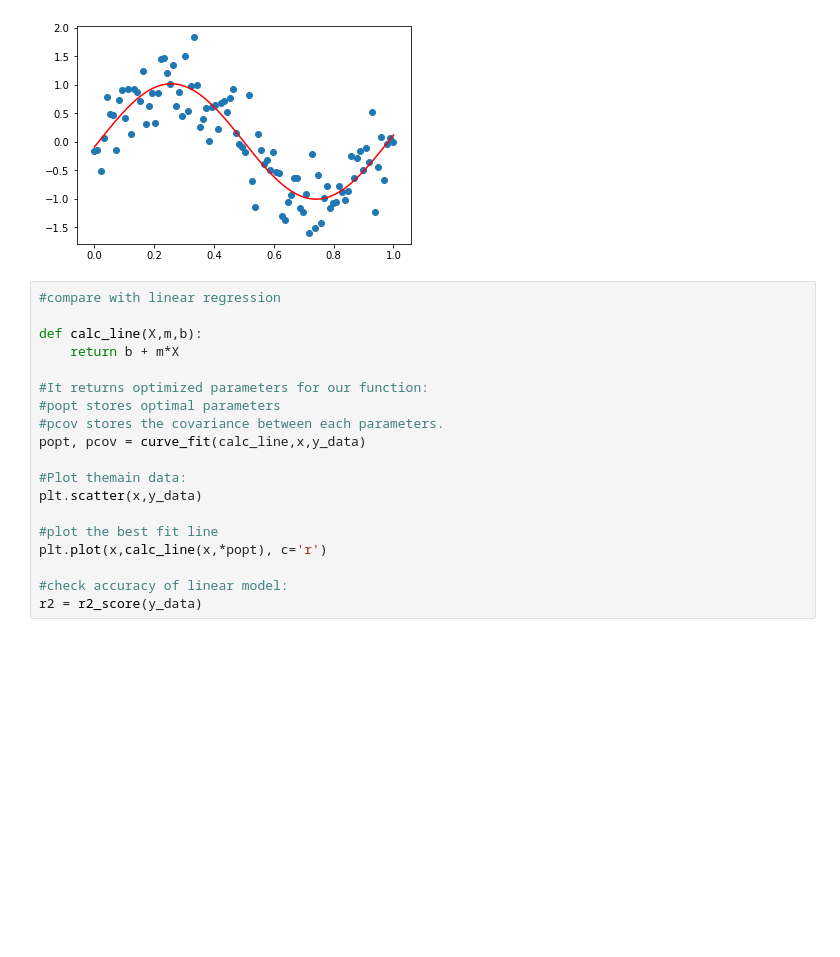
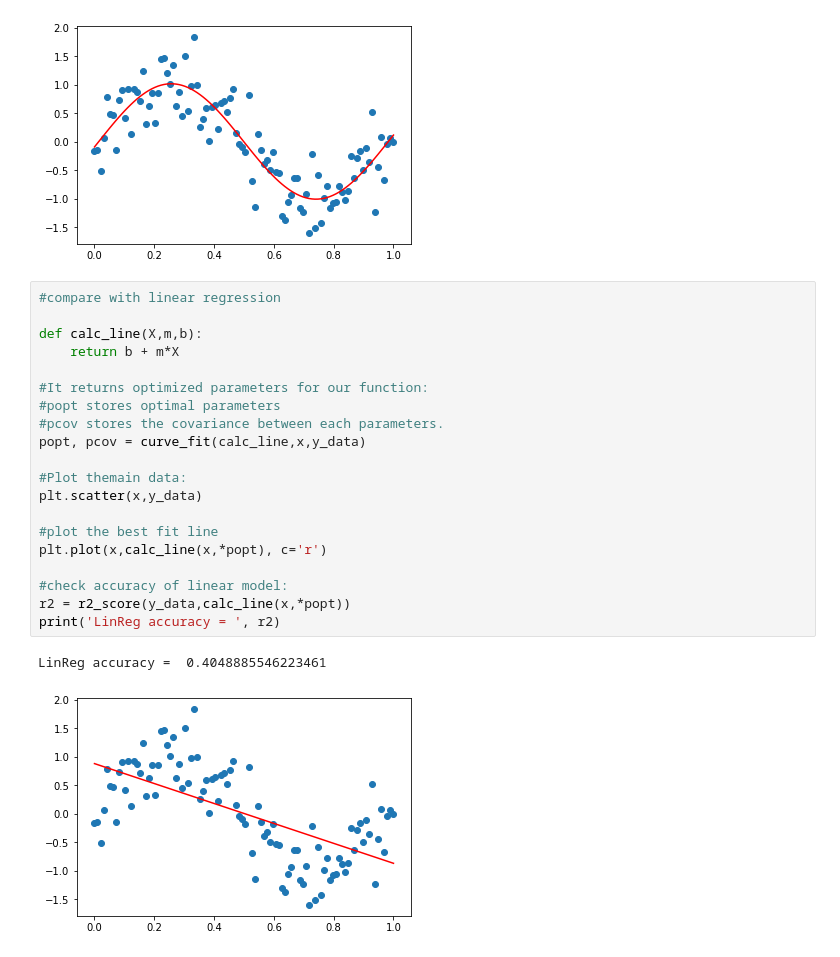
Before and after one commit to OtelVadim/ML_tut, a Jupyter notebook: SinReg_tut.ipynb, the cells around one changed output. Cells and saved outputs as stored; diff of their text form; blank space fills up the shorter version.

```diff
--- a/SinReg_tut.ipynb
+++ b/SinReg_tut.ipynb
@@ -57,19 +57,23 @@ print(r2)
 # %%
 #compare with linear regression
 
 def calc_line(X,m,b):
     return b + m*X
 
 #It returns optimized parameters for our function:
 #popt stores optimal parameters
 #pcov stores the covariance between each parameters.
 popt, pcov = curve_fit(calc_line,x,y_data)
 
 #Plot themain data:
 plt.scatter(x,y_data)
 
 #plot the best fit line
 plt.plot(x,calc_line(x,*popt), c='r')
 
 #check accuracy of linear model:
-r2 = r2_score(y_data)
+r2 = r2_score(y_data,calc_line(x,*popt))
+print('LinReg accuracy = ', r2)
+# %% [output]
+LinReg accuracy =  0.4048885546223461
+[figure, added]
```
Also changed, not shown: 1 other file.
